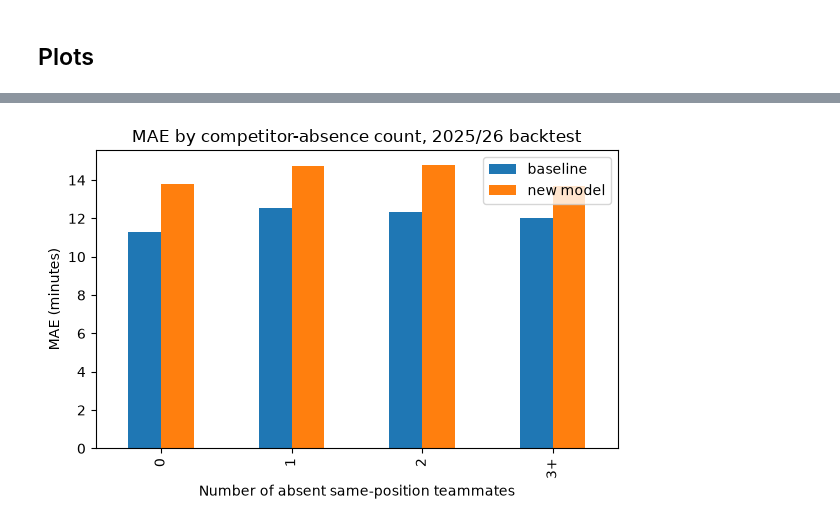
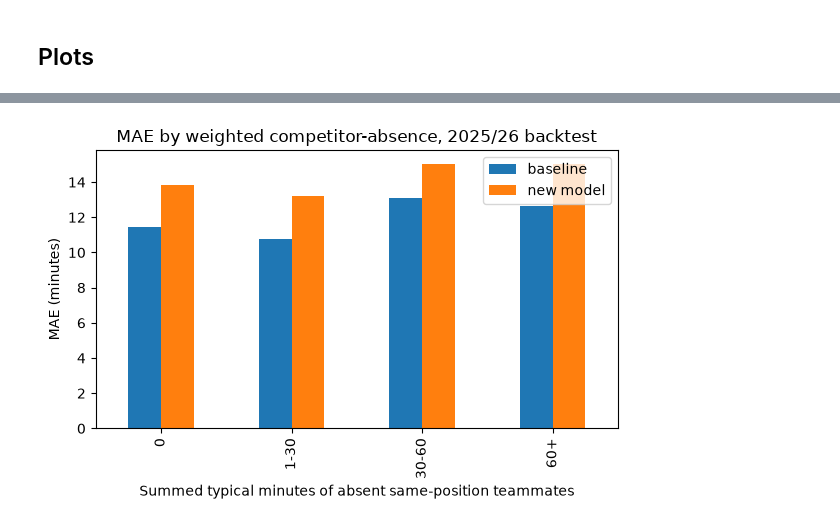
Before and after one commit to alan-turing-institute/AIrsenal, a Jupyter notebook: notebooks/minutes_model_2526_backtest.ipynb, the cells around one changed output, grey strips where cells are left out. Cells and saved outputs as stored; diff of their text form; code cells hidden in the pictures.

Commit message:
update minutes model

```diff
--- a/notebooks/minutes_model_2526_backtest.ipynb
+++ b/notebooks/minutes_model_2526_backtest.ipynb
@@ -160,19 +168,20 @@ fig.tight_layout()
 # %%
-bucket = test_df["n_teammates_absent"].clip(upper=3)
+bucket = pd.cut(
+    test_df["absent_teammates_typical_minutes"],
+    bins=[-1, 0, 30, 60, 1000],
+    labels=["0", "1-30", "30-60", "60+"],
+)
 mae_by_bucket = (
     test_df.assign(bucket=bucket)
-    .groupby("bucket")[["baseline_error", "model_error"]]
+    .groupby("bucket", observed=True)[["baseline_error", "model_error"]]
     .mean()
-)
-mae_by_bucket.index = [str(i) if i < 3 else "3+" for i in mae_by_bucket.index]
-mae_by_bucket = mae_by_bucket.rename(
-    columns={"baseline_error": "baseline", "model_error": "new model"}
+    .rename(columns={"baseline_error": "baseline", "model_error": "new model"})
 )
 
 mae_by_bucket.plot(kind="bar", figsize=(6, 4))
 plt.ylabel("MAE (minutes)")
-plt.xlabel("Number of absent same-position teammates")
-plt.title("MAE by competitor-absence count, 2025/26 backtest")
+plt.xlabel("Summed typical minutes of absent same-position teammates")
+plt.title("MAE by weighted competitor-absence, 2025/26 backtest")
 plt.tight_layout()
 # %% [output]
-[figure, old version]
+[figure, new version]
```
Also changed, not shown: parts of 17 cells of this notebook, 2 other files.
